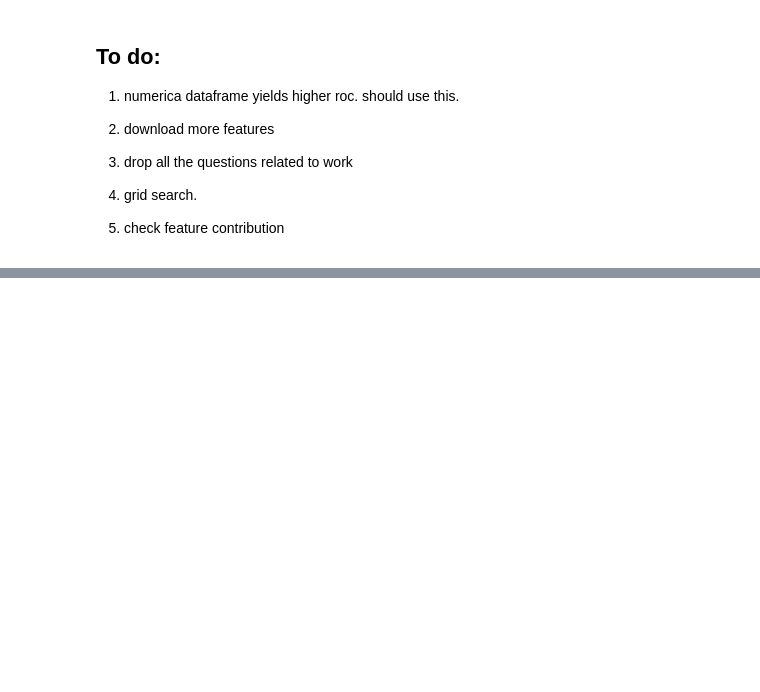
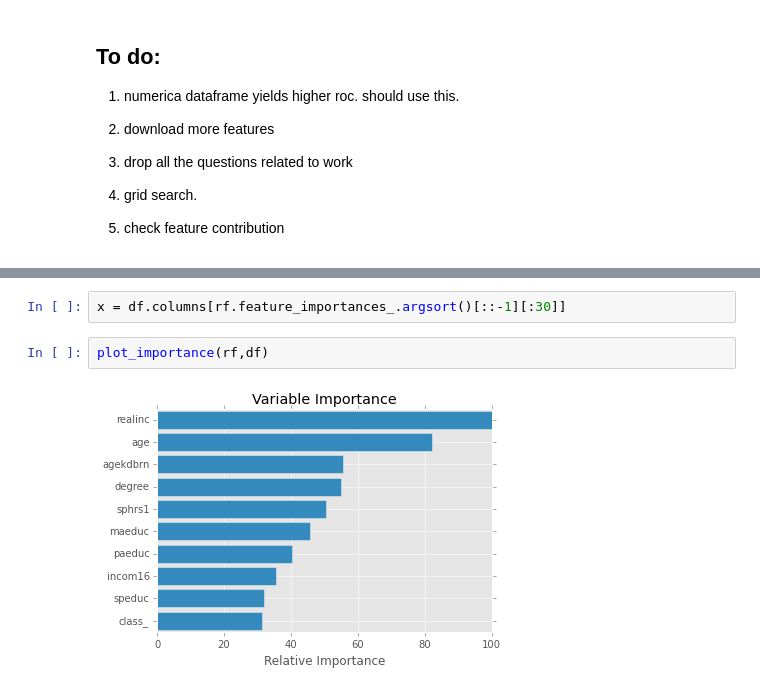
Before and after one commit to banjopickin/women_workforce, a Jupyter notebook: model_survey.ipynb, the cells around one changed output, grey strips where cells are left out. Drawn from its saved outputs; the diff is of its cells as text; blank space fills up the shorter version.

```diff
--- a/model_survey.ipynb
+++ b/model_survey.ipynb
@@ -169,0 +197,6 @@ df.boxplot('agekdbrn', by ="employed")
+# %%
+x = df.columns[rf.feature_importances_.argsort()[::-1][:30]]
+# %%
+plot_importance(rf,df)
+# %% [output]
+[figure, added]
```
Also changed, not shown: parts of 26 cells of this notebook, 10 other files.
